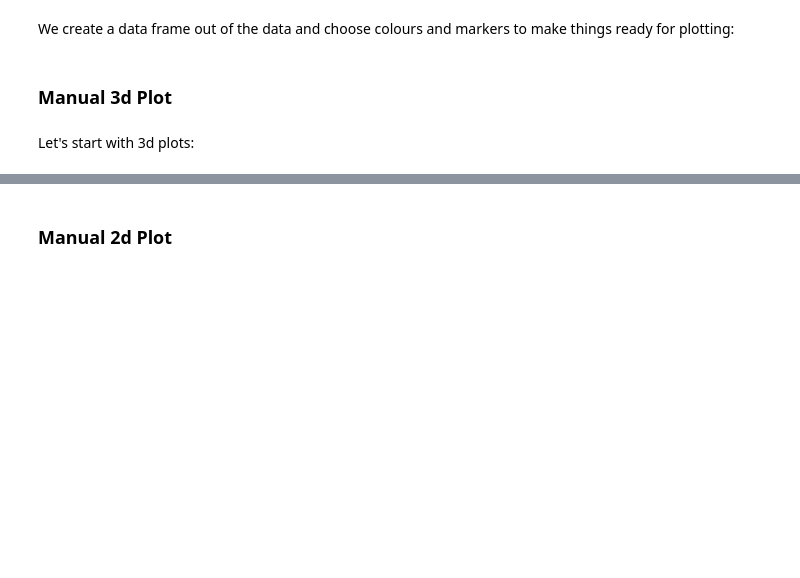
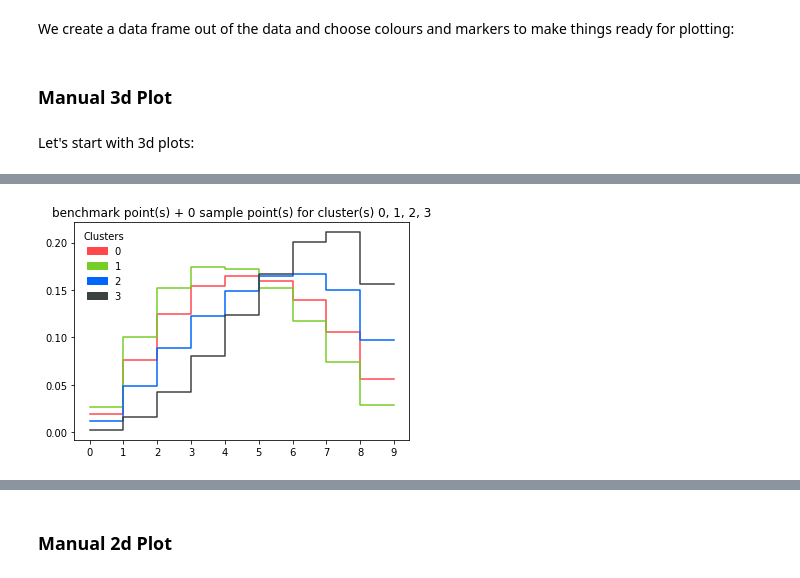
Before and after one commit to clusterking/clusterking, a Jupyter notebook: examples/jupyter_notebooks/003_tutorials_plot_clusters.ipynb, the cells around one changed output, grey strips where cells are left out. Saved outputs shown, nothing was run; the diff lists cells and outputs as text; code cells hidden in the pictures; blank space fills up the shorter version.

```diff
--- a/examples/jupyter_notebooks/003_tutorials_plot_clusters.ipynb
+++ b/examples/jupyter_notebooks/003_tutorials_plot_clusters.ipynb
@@ -40,0 +63,5 @@ Let's start with 3d plots:
+# %%
+bp = ck.plots.BundlePlot(d)
+bp.plot_bundles()
+# %% [output]
+[figure, added]
```
Also changed, not shown: parts of 9 cells of this notebook, 5 other files.
